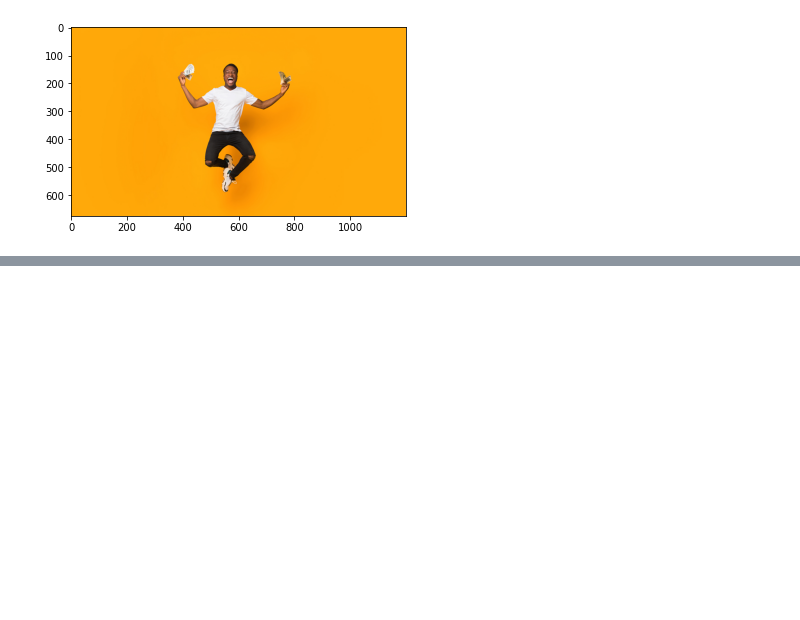
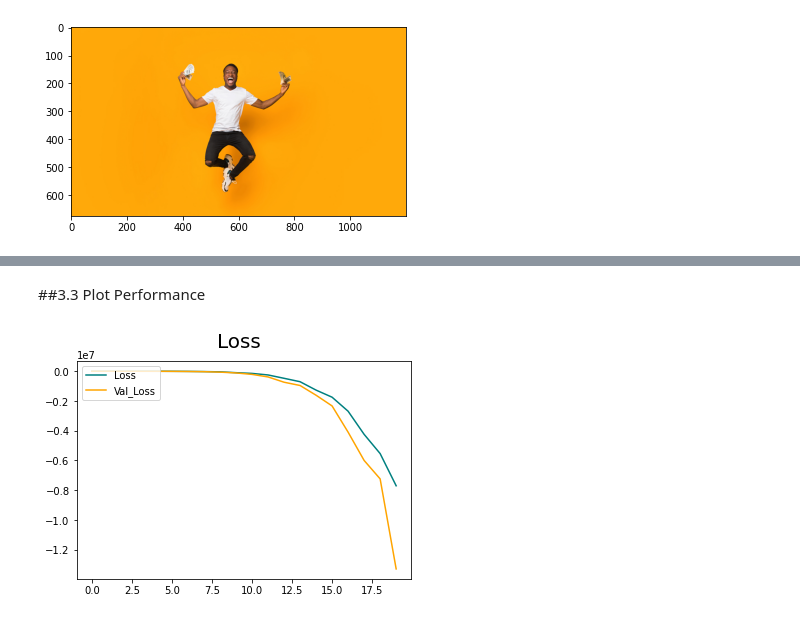
Before and after one commit to E1250/CNN_CV_Projects_CaseStudy, a Jupyter notebook: Deep_CNN_IMG_Classifier.ipynb, the cells around one changed output, grey strips where cells are left out. Drawn from its saved outputs; the diff is of its cells as text; code cells hidden in the pictures; blank space fills up the shorter version.

```diff
--- a/Deep_CNN_IMG_Classifier.ipynb
+++ b/Deep_CNN_IMG_Classifier.ipynb
@@ -113,0 +201,25 @@ plt.imshow(cv.cvtColor(img,cv.COLOR_BGR2RGB));
+# %%
+# you can use this way to create `nn`
+'''model = Sequential([
+    Conv2d(),
+
+])'''
+
+model = Sequential()
+
+# Adding Layers
+model.add(Conv2D(16,(3,3),1,activation='relu',input_shape=(256,256,3)))
+model.add(MaxPooling2D())
+
+model.add(Conv2D(32,(3,3),1,activation='relu'))
+model.add(MaxPooling2D())
+
+model.add(Conv2D(16,(3,3),1,activation='relu'))
+model.add(MaxPooling2D())
+model.add(Flatten())  # Multipling all together (30*30*16)
+
+model.add(Dense(256,activation='relu'))
+model.add(Dense(1,activation='sigmoid'))
+# %%
+# Prepating the Loss Function and Optimizer
+model.compile('adam',loss=tf.losses.BinaryCrossentropy(),metrics=['accuracy'])
@@ -113,0 +248,4 @@ plt.imshow(cv.cvtColor(img,cv.COLOR_BGR2RGB));
+# %%
+logdir = '/content/logs'
+tensorboard_calback = tf.keras.callbacks.TensorBoard(log_dir=logdir)
+tensorboard_calback
@@ -113,0 +254,3 @@ plt.imshow(cv.cvtColor(img,cv.COLOR_BGR2RGB));
+# %%
+# History to be showed&Plotted lated
+hist = model.fit(train,epochs=20,validation_data=val,callbacks = [tensorboard_calback])
@@ -113,0 +295,11 @@ plt.imshow(cv.cvtColor(img,cv.COLOR_BGR2RGB));
+# %% [markdown]
+##3.3 Plot Performance
+# %%
+fig = plt.figure()
+plt.plot(hist.history['loss'],color='teal',label='Loss')
+plt.plot(hist.history['val_loss'],color='orange',label='Val_Loss')
+fig.suptitle('Loss',fontsize=20)
+plt.legend(loc="upper left")
+plt.show()
+# %% [output]
+[figure, added]
```
Also changed, not shown: parts of 36 cells of this notebook.
